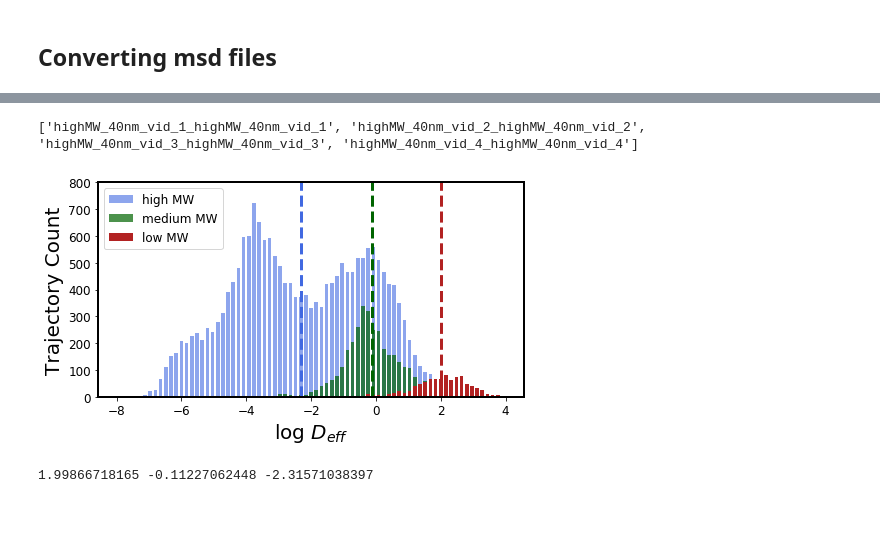
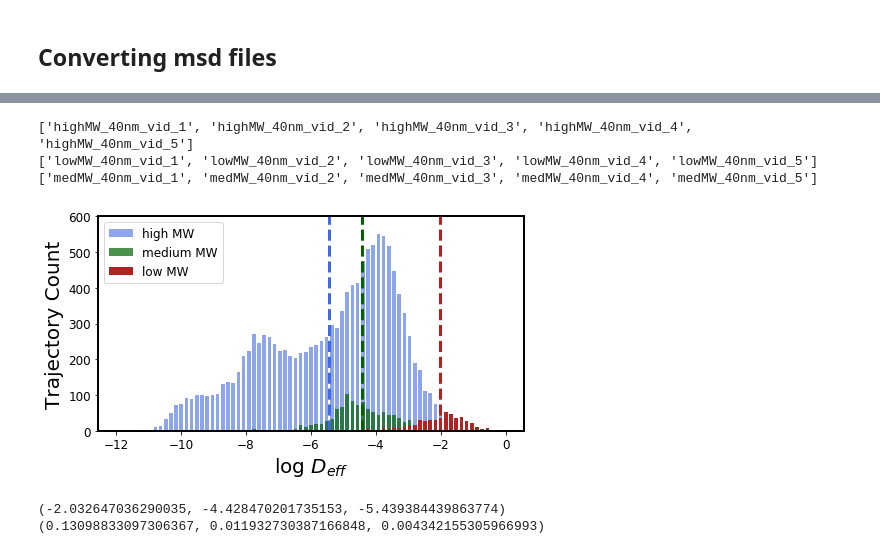
Before and after one commit to mimc7580/diff_classifier, a Jupyter notebook: notebooks/development/07_10_19_MPT_HA_solutions_trial_2_40nm.ipynb, the cells around one changed output, grey strips where cells are left out. Drawn from its saved outputs; the diff is of its cells as text; code cells hidden in the pictures; blank space fills up the shorter version.

```diff
--- a/notebooks/development/07_10_19_MPT_HA_solutions_trial_2_40nm.ipynb
+++ b/notebooks/development/07_10_19_MPT_HA_solutions_trial_2_40nm.ipynb
@@ -552,7 +372,7 @@ import math
 to_track = [] # This is going to be the list of all filenames that will be included in the analysis
 start_knot = 80 #Must be unique number for every run on Cloudknot.
 
-remote_folder = '06_27_19_MPT_HA_solutions' # The folder in AWS S3 containing the files to be analyzed
+remote_folder = '07_10_19_MPT_HA_solutions_trial2' # The folder in AWS S3 containing the files to be analyzed
 bucket = 'mckenna.data' # The bucket in AWS S3 where the remote_folder is contained
 NP_size = '40'
 vids = 5 # this is the number of vids that were taken per condition (usually corresponding to different locations)
@@ -560,7 +380,7 @@ mol_weights = ['high', 'low', 'med']
 
 for MW in mol_weights:
     for num in range(1, vids+1):
-        to_track.append('{}MW_'.format(MW)+NP_size+'nm_vid_{}_{}MW_'.format(num, MW)+NP_size+'nm_vid_{}'.format(num))
+        to_track.append('{}MW_'.format(MW)+NP_size+'nm_vid_{}'.format(num))
 # %%
 to_track
 # %% [output]
@@ -632,38 +458,48 @@ to_track
-# %%
-high_track = to_track[0:4]
-print(high_track)
-# %% [output]
-['highMW_40nm_vid_1_highMW_40nm_vid_1', 'highMW_40nm_vid_2_highMW_40nm_vid_2', 'highMW_40nm_vid_3_highMW_40nm_vid_3', 'highMW_40nm_vid_4_highMW_40nm_vid_4']
+# %%
+high_track = to_track[0:5]
+low_track = to_track[5:10]
+med_track = to_track[10:15]
+
+print(high_track)
+print(low_track)
+print(med_track)
+# %% [output]
+['highMW_40nm_vid_1', 'highMW_40nm_vid_2', 'highMW_40nm_vid_3', 'highMW_40nm_vid_4', 'highMW_40nm_vid_5']
+['lowMW_40nm_vid_1', 'lowMW_40nm_vid_2', 'lowMW_40nm_vid_3', 'lowMW_40nm_vid_4', 'lowMW_40nm_vid_5']
+['medMW_40nm_vid_1', 'medMW_40nm_vid_2', 'medMW_40nm_vid_3', 'medMW_40nm_vid_4', 'medMW_40nm_vid_5']
 # %%
 import pandas as pd
 import diff_classifier.aws as aws
 import math
 
-high_track = to_track[0:4]
-low_track = to_track[5:9]
-med_track = to_track[10:14]
+high_track = to_track[0:5]
+low_track = to_track[5:10]
+med_track = to_track[10:15]
 
 low_MW = pd.DataFrame()
 med_MW = pd.DataFrame()
 high_MW = pd.DataFrame()
 
+um_px = 0.07
+fps = 33
+
 for prefix in low_track:
     feat = 'features_{}.csv'.format(prefix)
-    aws.download_s3(remote_folder+'/'+feat, feat, bucket_name=bucket)
-    merged = pd.read_csv(feat)
-    low_MW = pd.concat([low_MW, merged['Deff1']], axis=0)
+    aws.download_s3(remote_folder+'/'+feat, 'trial_2_'+feat, bucket_name=bucket)
+    merged = pd.read_csv('trial_2_'+feat)
+    low_MW = pd.concat([low_MW, merged['Deff1']*um_px*um_px*fps/10], axis=0)
 
 for prefix in med_track:
     feat = 'features_{}.csv'.format(prefix)
-    aws.download_s3(remote_folder+'/'+feat, feat, bucket_name=bucket)
-    merged = pd.read_csv(feat)
-    med_MW = pd.concat([med_MW, merged['Deff1']], axis=0)
+    aws.download_s3(remote_folder+'/'+feat, 'trial_2_'+feat, bucket_name=bucket)
+    merged = pd.read_csv('trial_2_'+feat)
+    med_MW = pd.concat([med_MW, merged['Deff1']*um_px*um_px*fps/10], axis=0)
 
 for prefix in high_track:
     feat = 'features_{}.csv'.format(prefix)
-    aws.download_s3(remote_folder+'/'+feat, feat, bucket_name=bucket)
-    merged = pd.read_csv(feat)
-    high_MW = pd.concat([high_MW, merged['Deff1']], axis=0)
+    aws.download_s3(remote_folder+'/'+feat, 'trial_2_'+feat, bucket_name=bucket)
+    merged = pd.read_csv('trial_2_'+feat)
+    high_MW = pd.concat([high_MW, merged['Deff1']*um_px*um_px*fps/10], axis=0)
 # %%
 import matplotlib.pyplot as plt
 import numpy as np
@@ -675,12 +511,14 @@ high_no_nan = high_MW.replace(0,np.nan)
 
 
 log_Deff_low = np.log(low_no_nan[0].dropna())
+#print(log_Deff_low)
 log_Deff_med = np.log(med_no_nan[0].dropna())
+#print(log_Deff_low)
 log_Deff_high = np.log(high_no_nan[0].dropna())
 
-test_bins = np.linspace(-8, 4, 76)
+test_bins = np.linspace(-12, 0, 76)
 
-low_hist, test_bins = np.histogram(log_Deff_low, bins=test_bins)
+low_hist, low_bins = np.histogram(log_Deff_low, bins=test_bins)
 med_hist, med_bins = np.histogram(log_Deff_med, bins=test_bins)
 high_hist, high_bins = np.histogram(log_Deff_high, bins=test_bins)
 
@@ -694,39 +532,41 @@ bins = test_bins
 width = 0.7 * (bins[1] - bins[0])
 center = (bins[:-1] + bins[1:])/2
 
 plt.figure(1, figsize=(7,4)).tight_layout()
 plt.bar(center, high_plot, color='royalblue', align='center', width=width, alpha=0.6, label='high MW')
 plt.axvline(high_avg, color='royalblue', linestyle='--', linewidth=3)
 plt.ylim((0,800))
 plt.xlabel('log $D_{eff}$', fontsize=20)
 plt.ylabel('Trajectory Count', fontsize=20)
 plt.tick_params(axis='both', which='major', labelsize=12)
 
 plt.figure(1, figsize=(7,4)).tight_layout()
 plt.bar(center, med_plot, color='darkgreen', align='center', width=width, alpha=0.7, label='medium MW')
 plt.axvline(med_avg, color='darkgreen', linestyle='--', linewidth=3)
 plt.ylim((0,400))
 plt.xlabel('log $D_{eff}$', fontsize=20)
 plt.ylabel('Trajectory Count', fontsize=20)
 plt.tick_params(axis='both', which='major', labelsize=12)
 
 plt.figure(1, figsize=(7,4)).tight_layout()
 plt.bar(center, low_plot, color='firebrick', align='center', width=width, alpha=1, label='low MW')
 plt.axvline(low_avg, color='firebrick', linestyle='--', linewidth=3)
 plt.ylim((0,100))
 plt.xlabel('log $D_{eff}$', fontsize=20)
 plt.ylabel('Trajectory Count', fontsize=20)
 plt.tick_params(axis='both', which='major', labelsize=12)
 
-plt.ylim((0,800))
+plt.ylim((0,600))
 plt.legend(fontsize='large')
 plt.show()
 # %% [output]
-[figure, old version]
+[figure, new version]
-# %%
-print(low_avg, med_avg, high_avg)
-# %% [output]
-1.99866718165 -0.11227062448 -2.31571038397
+# %%
+print(low_avg, med_avg, high_avg)
+print(np.exp(low_avg), np.exp(med_avg), np.exp(high_avg))
+# %% [output]
+(-2.032647036290035, -4.428470201735153, -5.439384439863774)
+(0.13098833097306367, 0.011932730387166848, 0.004342155305966993)
 # %%
 to_track = [] # This is going to be the list of all filenames that will be included in the analysis
 start_knot = 80 #Must be unique number for every run on Cloudknot.
```
Also changed, not shown: parts of 16 cells of this notebook, 22 other files.
